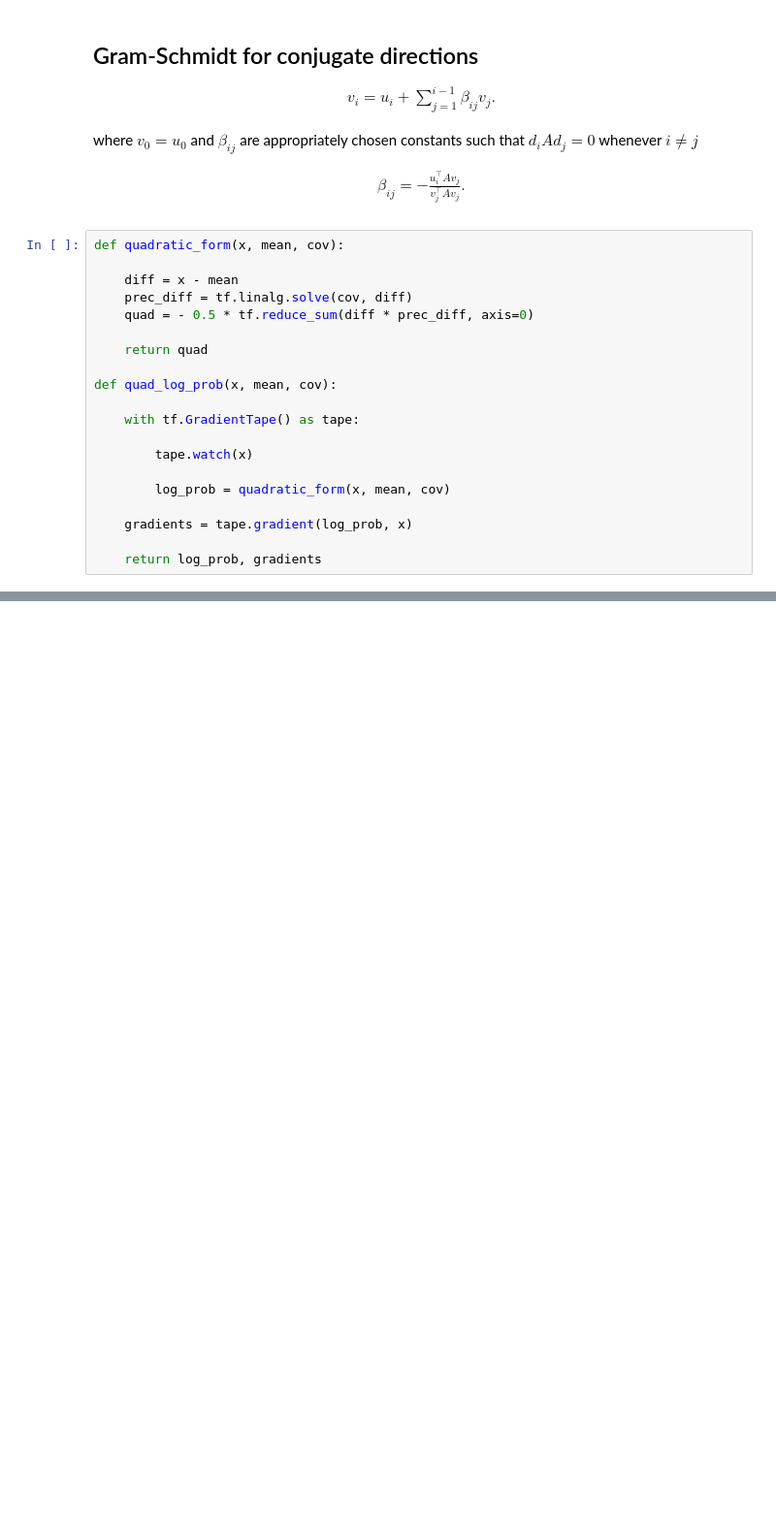
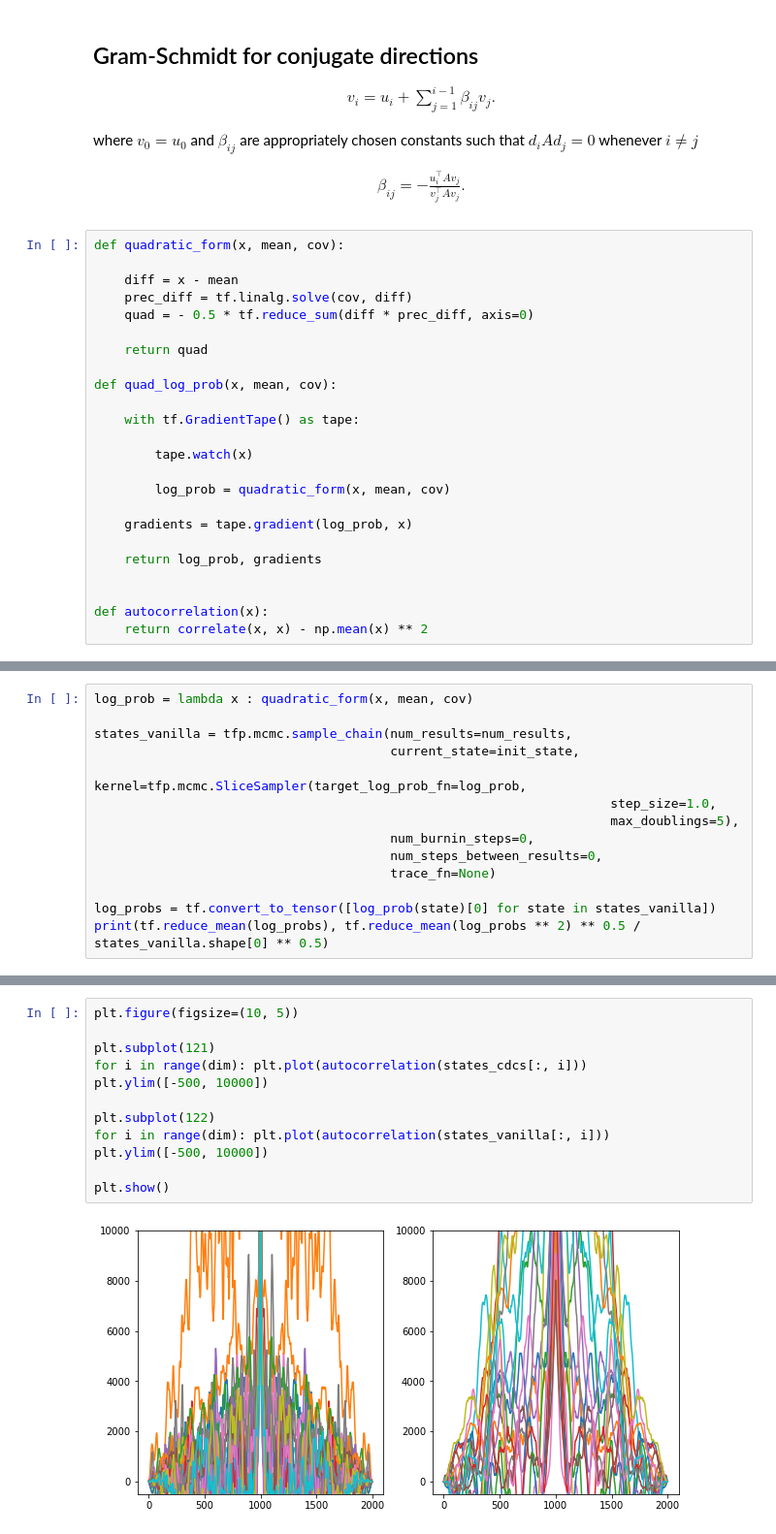
Before and after one commit to stratisMarkou/random-walks, a Jupyter notebook: content/misc/conjugate-direction-sampling/sampling.ipynb, the cells around one changed output, grey strips where cells are left out. Shown at 97% size. Saved outputs shown, nothing was run; the diff lists cells and outputs as text; blank space fills up the shorter version.

```diff
--- a/content/misc/conjugate-direction-sampling/sampling.ipynb
+++ b/content/misc/conjugate-direction-sampling/sampling.ipynb
@@ -39,6 +42,10 @@ def quad_log_prob(x, mean, cov):
     gradients = tape.gradient(log_prob, x)
 
     return log_prob, gradients
+
+
+def autocorrelation(x):
+    return correlate(x, x) - np.mean(x) ** 2
 # %%
 class cgcs_kernel(tfp.mcmc.TransitionKernel):
 
@@ -209,0 +301,14 @@ tf.Tensor(-1.0483447, shape=(), dtype=float32) tf.Tensor(0.080527425, shape=(),
+# %%
+log_prob = lambda x : quadratic_form(x, mean, cov)
+
+states_vanilla = tfp.mcmc.sample_chain(num_results=num_results,
+                                       current_state=init_state,
+                                       kernel=tfp.mcmc.SliceSampler(target_log_prob_fn=log_prob,
+                                                                    step_size=1.0,
+                                                                    max_doublings=5),
+                                       num_burnin_steps=0,
+                                       num_steps_between_results=0,
+                                       trace_fn=None)
+
+log_probs = tf.convert_to_tensor([log_prob(state)[0] for state in states_vanilla])
+print(tf.reduce_mean(log_probs), tf.reduce_mean(log_probs ** 2) ** 0.5 / states_vanilla.shape[0] ** 0.5)
@@ -209,0 +317,14 @@ tf.Tensor(-1.0483447, shape=(), dtype=float32) tf.Tensor(0.080527425, shape=(),
+# %%
+plt.figure(figsize=(10, 5))
+
+plt.subplot(121)
+for i in range(dim): plt.plot(autocorrelation(states_cdcs[:, i]))
+plt.ylim([-500, 10000])
+
+plt.subplot(122)
+for i in range(dim): plt.plot(autocorrelation(states_vanilla[:, i]))
+plt.ylim([-500, 10000])
+
+plt.show()
+# %% [output]
+[figure, added]
```
Also changed, not shown: parts of 9 cells of this notebook.
